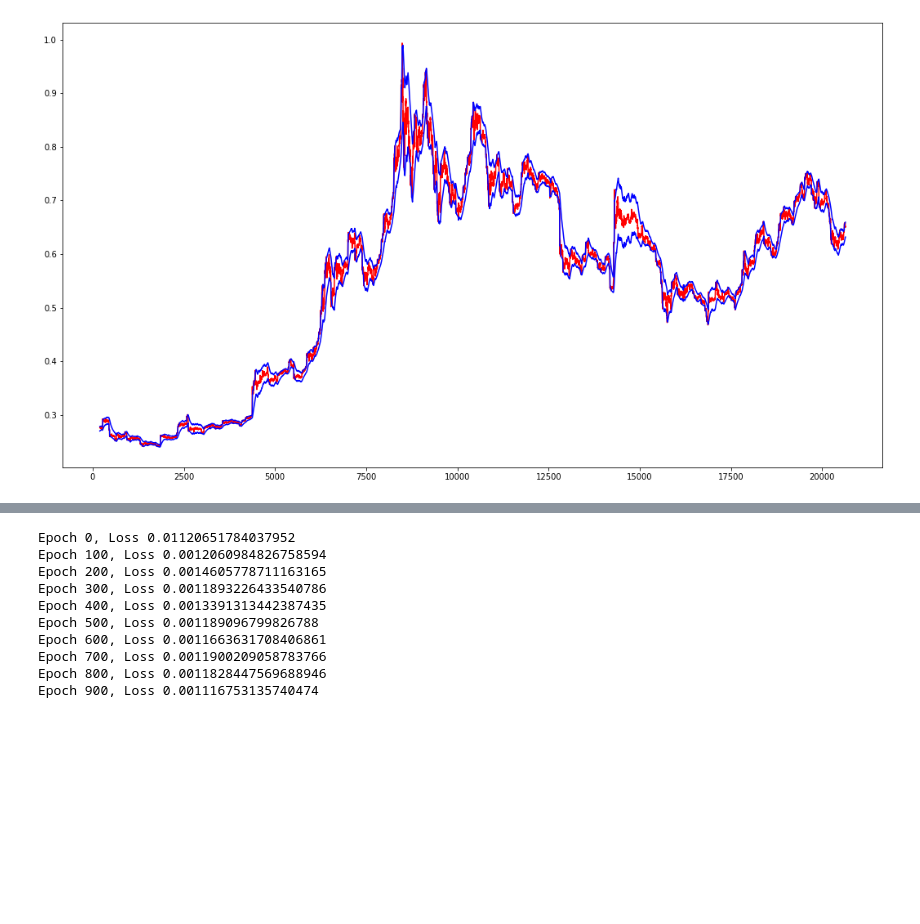
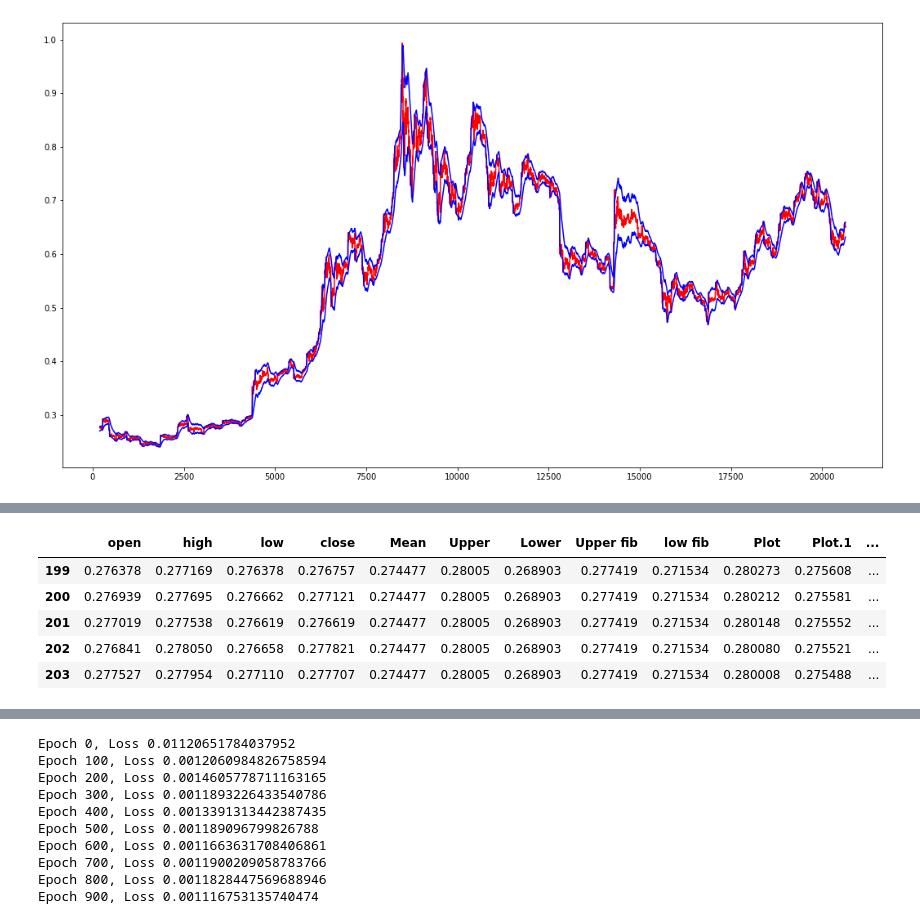
Before and after one commit to heugyu/coin_deep_learning, a Jupyter notebook: DataAnalysis.ipynb, the cells around one changed output, grey strips where cells are left out. Cells and saved outputs as stored; diff of their text form; code cells hidden in the pictures; blank space fills up the shorter version.

```diff
--- a/DataAnalysis.ipynb
+++ b/DataAnalysis.ipynb
@@ -162,3 +162,15 @@ copy_data.corr()
 # %%
 # ML 테스트는 label 값이 존재 해야함
 # 해당 봉의 feature 값은 다음봉의 가격 변동과 관련있다
+true_close = copy_data.close.iloc[1:, ]
+copy_data = copy_data.iloc[1:, ]
+copy_data['true_close'] = true_close
+
+copy_data.head()
+# %% [output]
+|  | open | high | low | close | Mean | Upper | Lower | Upper fib | low fib | Plot | Plot.1 | ... |
+| 199 | 0.276378 | 0.277169 | 0.276378 | 0.276757 | 0.274477 | 0.28005 | 0.268903 | 0.277419 | 0.271534 | 0.280273 | 0.275608 | ... |
+| 200 | 0.276939 | 0.277695 | 0.276662 | 0.277121 | 0.274477 | 0.28005 | 0.268903 | 0.277419 | 0.271534 | 0.280212 | 0.275581 | ... |
+| 201 | 0.277019 | 0.277538 | 0.276619 | 0.276619 | 0.274477 | 0.28005 | 0.268903 | 0.277419 | 0.271534 | 0.280148 | 0.275552 | ... |
+| 202 | 0.276841 | 0.278050 | 0.276658 | 0.277821 | 0.274477 | 0.28005 | 0.268903 | 0.277419 | 0.271534 | 0.280080 | 0.275521 | ... |
+| 203 | 0.277527 | 0.277954 | 0.277110 | 0.277707 | 0.274477 | 0.28005 | 0.268903 | 0.277419 | 0.271534 | 0.280008 | 0.275488 | ... |
```
Also changed, not shown: parts of 7 cells of this notebook.
